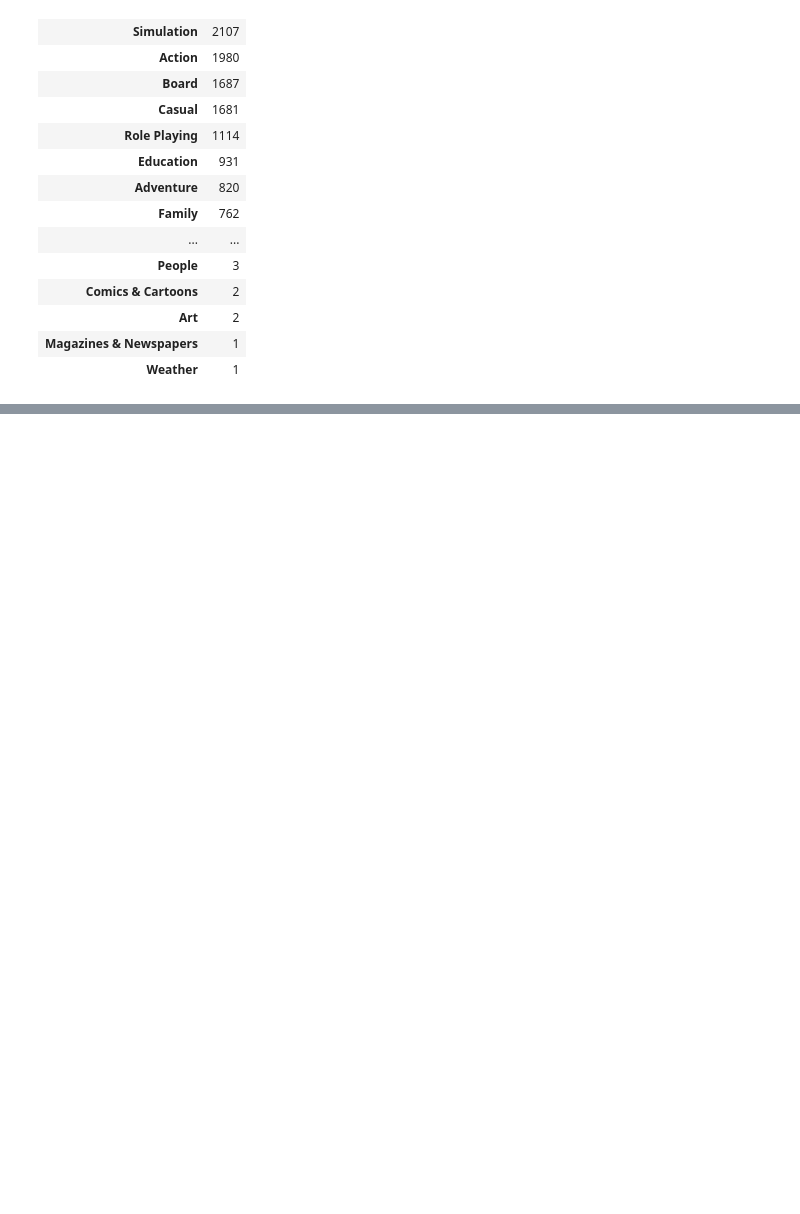
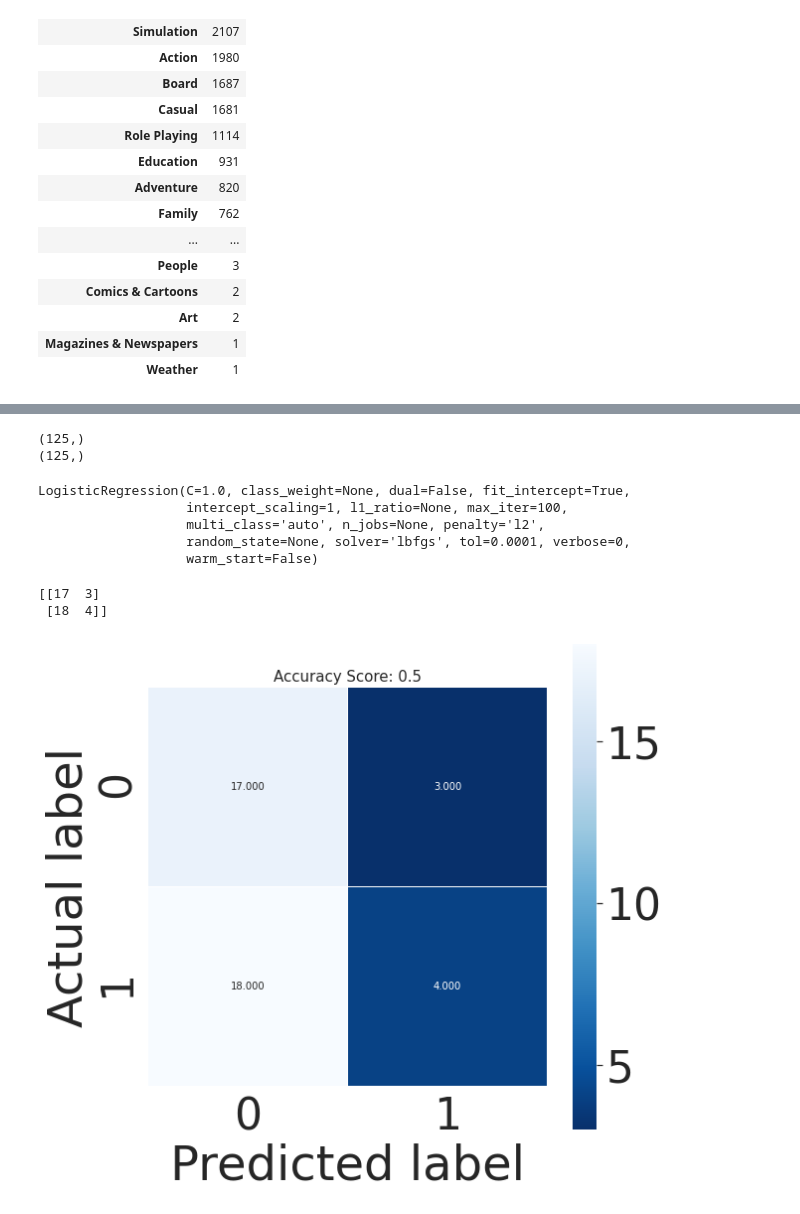
Before and after one commit to Blood-Stream/Blood-Stream-App, a Jupyter notebook: BI_Dashboard_Bloodstream.ipynb, the cells around one changed output, grey strips where cells are left out. Cells and saved outputs as stored; diff of their text form; code cells hidden in the pictures; blank space fills up the shorter version.

```diff
--- a/BI_Dashboard_Bloodstream.ipynb
+++ b/BI_Dashboard_Bloodstream.ipynb
@@ -351,0 +363,4 @@ plt.show()
+# %%
+analysis_lang = lang_df[["ZH", "DE", "FR", "ES", "JA", "RU", "IT", "KO", "PT", "TR"]]
+analysis_lang = analysis_lang.sample(frac=0.01, random_state=1)
+analysis_lang
@@ -351,0 +381,4 @@ plt.show()
+# %%
+analysis_gen = gen_df[["Entertainment", "Puzzle", "Simulation", "Action", "Board", "Casual", "Role Playing", "Education", "Adventure", "Family"]]
+analysis_gen = analysis_gen.sample(frac=0.01, random_state=1)
+analysis_gen
@@ -351,0 +399,16 @@ plt.show()
+# %%
+logR = LogisticRegression()
+x_train, x_test, y_train, y_test = train_test_split(analysis_lang["ZH"], analysis_gen["Entertainment"], test_size=0.25, random_state=0)
+print(x_train.shape)
+print(y_train.shape)
+# %% [output]
+(125,)
+(125,)
+# %%
+logR.fit(x_train.values.reshape(-1,1),y_train)
+# %% [output]
+LogisticRegression(C=1.0, class_weight=None, dual=False, fit_intercept=True,
+                   intercept_scaling=1, l1_ratio=None, max_iter=100,
+                   multi_class='auto', n_jobs=None, penalty='l2',
+                   random_state=None, solver='lbfgs', tol=0.0001, verbose=0,
+                   warm_start=False)
@@ -351,0 +417,15 @@ plt.show()
+# %%
+cm = metrics.confusion_matrix(y_test, predictions)
+print(cm)
+# %% [output]
+[[17  3]
+ [18  4]]
+# %%
+plt.figure(figsize=(9,9))
+sns.heatmap(cm, annot=True, fmt=".3f", linewidths=.5, square = True, cmap = 'Blues_r');
+plt.ylabel('Actual label');
+plt.xlabel('Predicted label');
+all_sample_title = 'Accuracy Score: {0}'.format(score)
+plt.title(all_sample_title, size = 15);
+# %% [output]
+[figure, added]
```
Also changed, not shown: parts of 13 cells of this notebook.
